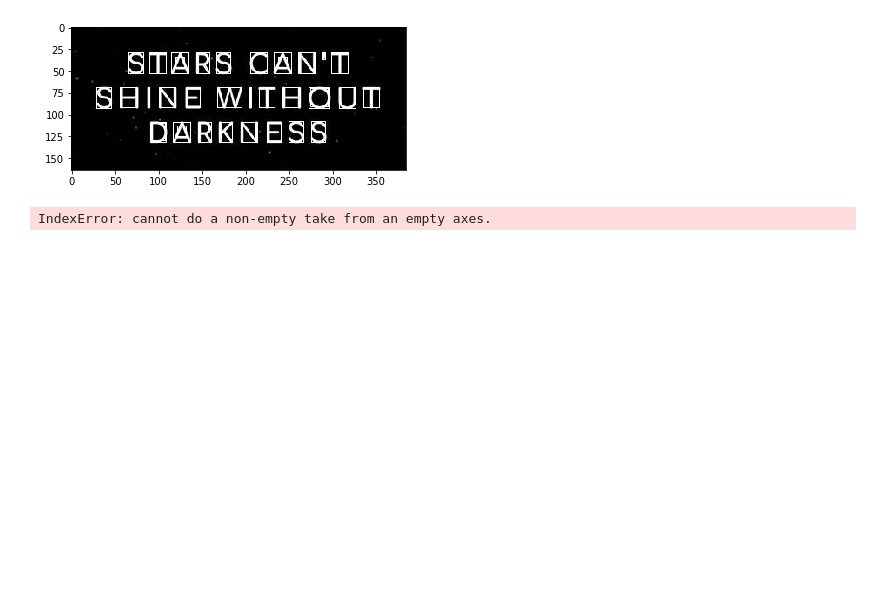
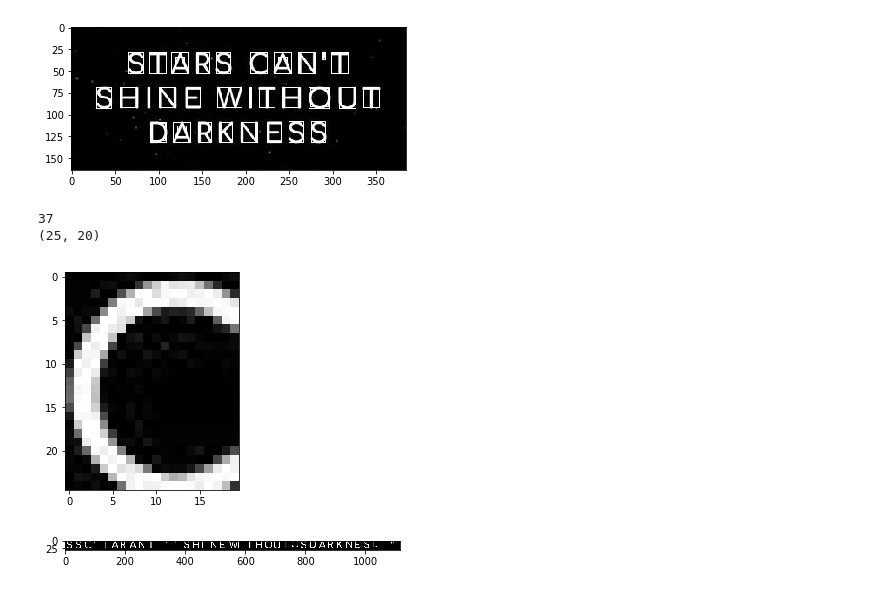
Before and after one commit to muthuspark/ml_research, a Jupyter notebook: contour detection and borders around it.ipynb, the cells around one changed output. Drawn from its saved outputs; the diff is of its cells as text; code cells hidden in the pictures; blank space fills up the shorter version.

```diff
--- a/contour detection and borders around it.ipynb
+++ b/contour detection and borders around it.ipynb
@@ -60,22 +54,24 @@ plt.show()
 # %% [output]
 [figure]
 # %%
-from skimage.io import imsave
-
 #extract the individual letters from the contours.
 cut_boxes  = np.copy(gray_img)
 box = bounding_boxes[0]
 #[Xmin, Xmax, Ymin, Ymax]
 objects = []
 for box in bounding_boxes:
-    objects.append(cut_boxes[int(box[2]):int(box[3]), int(box[0]):int(box[1])])
+    #print box
+    objects.append(cut_boxes[int(box[0]):int(box[1]), int(box[2]):int(box[3])])
 
-#print len(objects)
-index = 0
-for obj  in objects:
-    imsave(str(index)+".jpg", obj)
-# plt.imshow(cropped, interpolation='nearest', cmap=plt.cm.gray)
-
-# plt.show()
+print len(objects)
+# index = 0
+# for obj  in objects:
+# cropped = objects[1]
+cropped = objects[2]
+print cropped.shape
+plt.imshow(cropped, interpolation='nearest', cmap=plt.cm.gray)
+plt.show()
 # %% [output]
-IndexError: cannot do a non-empty take from an empty axes.
+37
+(25, 20)
+[figure, added]
@@ -81,0 +89,5 @@ IndexError: cannot do a non-empty take from an empty axes.
+# %%
+plt.imshow(final_image, cmap=plt.cm.gray)
+plt.show()
+# %% [output]
+[figure, added]
```
Also changed, not shown: parts of 8 cells of this notebook, 24 other files.
